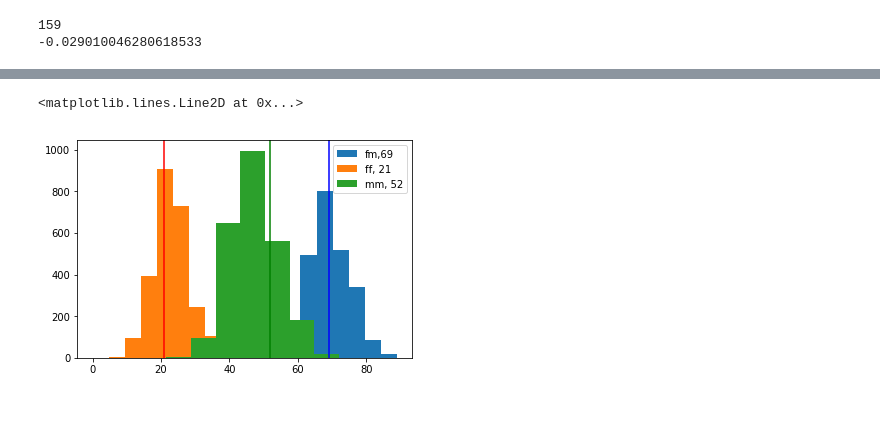
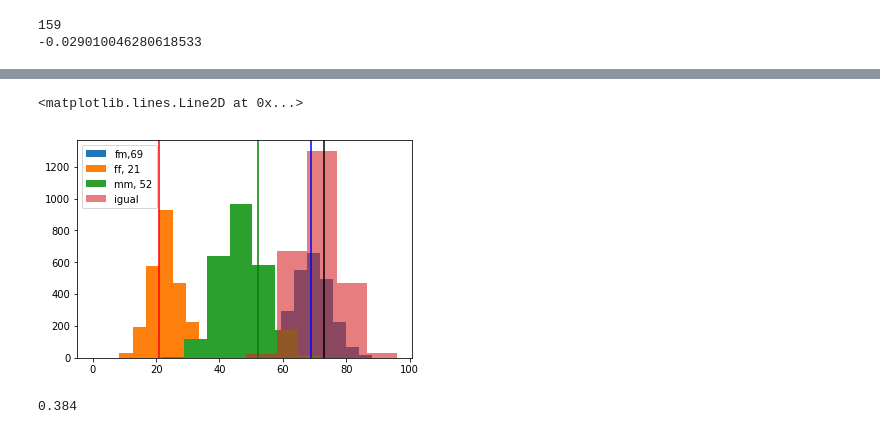
Before and after one commit to leialorenzo/Redes, a Jupyter notebook: TP1.ipynb, the cells around one changed output, grey strips where cells are left out. Drawn from its saved outputs; the diff is of its cells as text; code cells hidden in the pictures.

```diff
--- a/TP1.ipynb
+++ b/TP1.ipynb
@@ -252,11 +254,24 @@ print((d['f']['f']+d['m']['m'])/(2*(stat[3,0]+stat[4,0]+stat[5,0])))#clases igua
 # %%
 plt.hist(conexiones[0,:], label='fm,%i'%(d['f']['m']))
 plt.hist(conexiones[3,:], label='ff, %i'%(d['f']['f']/2))
 plt.hist(conexiones[4,:], label='mm, %i'%(d['m']['m']/2))
+plt.hist(conexiones[3,:]+conexiones[4,:]+conexiones[5,i], label='igual',alpha=0.6)
+
 plt.legend()
 plt.axvline(x=d['f']['m'],color='b')
 plt.axvline(x=d['m']['m']/2,color='g')
 plt.axvline(x=d['f']['f']/2,color='r')
+plt.axvline(x=(d['f']['f']+d['m']['m'])/2,color='k')
 # %% [output]
 <matplotlib.lines.Line2D at 0x...>
-[figure, old version]
+[figure, new version]
+# %%
+pval=np.zeros(N)
+for i in range(0,N):
+    if conexiones[0,i]+conexiones[1,i]+conexiones[2,i]<=86:
+        pval[i]=1
+    else:
+        pval[i]=0
+print(sum(pval)/N)
+# %% [output]
+0.384
```
Also changed, not shown: parts of 9 cells of this notebook.
